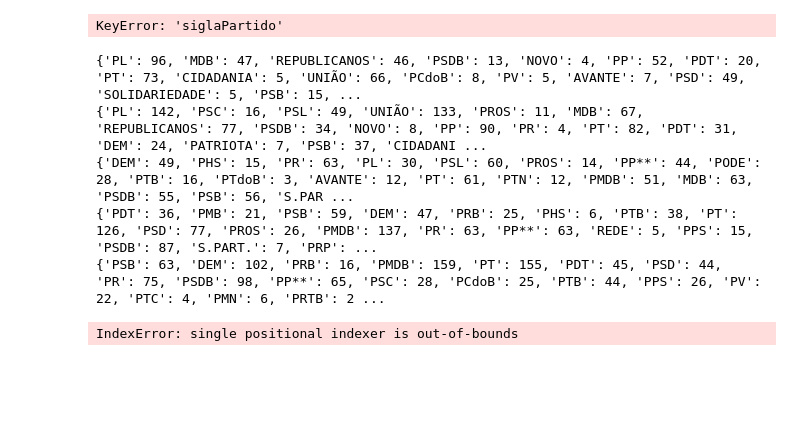
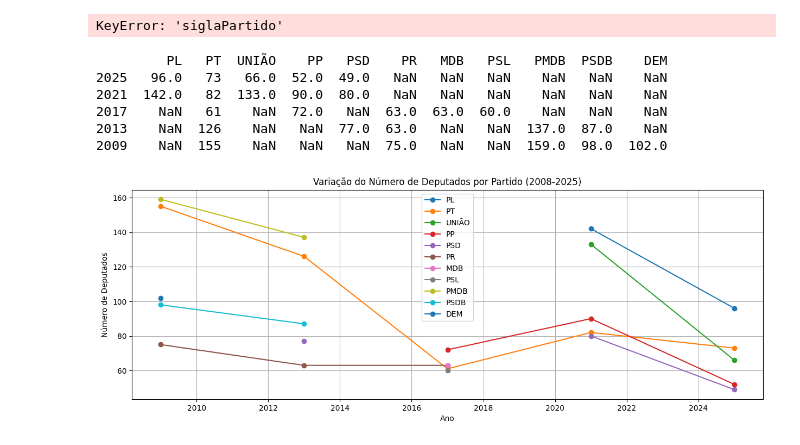
Before and after one commit to wdvictor/open-data-camara-deputados-analytics, a Jupyter notebook: main.ipynb, the cells around one changed output. Drawn from its saved outputs; the diff is of its cells as text; code cells hidden in the pictures; blank space fills up the shorter version.

```diff
--- a/main.ipynb
+++ b/main.ipynb
@@ -57,36 +57,39 @@ for year in years:
                 dado_ano[partido] +=1
         partidos_serie_historica.append(dado_ano)
 
+partidos_serie_historica_ordenado = []
 
 for partido in partidos_serie_historica:
-    print(partido)
-    partidos_serie_historica_ordenado = dict(sorted(partido.items(), key=lambda item: item[1], reverse=True)[:10])
+    partidos_ordenados = dict(sorted(partido.items(), key=lambda item: item[1], reverse=True)[:10])
+    partidos_serie_historica_ordenado.append(partidos_ordenados)
-# %% [output]
-{'PL': 96, 'MDB': 47, 'REPUBLICANOS': 46, 'PSDB': 13, 'NOVO': 4, 'PP': 52, 'PDT': 20, 'PT': 73, 'CIDADANIA': 5, 'UNIÃO': 66, 'PCdoB': 8, 'PV': 5, 'AVANTE': 7, 'PSD': 49, 'SOLIDARIEDADE': 5, 'PSB': 15, ...
-{'PL': 142, 'PSC': 16, 'PSL': 49, 'UNIÃO': 133, 'PROS': 11, 'MDB': 67, 'REPUBLICANOS': 77, 'PSDB': 34, 'NOVO': 8, 'PP': 90, 'PR': 4, 'PT': 82, 'PDT': 31, 'DEM': 24, 'PATRIOTA': 7, 'PSB': 37, 'CIDADANI ...
-{'DEM': 49, 'PHS': 15, 'PR': 63, 'PL': 30, 'PSL': 60, 'PROS': 14, 'PP**': 44, 'PODE': 28, 'PTB': 16, 'PTdoB': 3, 'AVANTE': 12, 'PT': 61, 'PTN': 12, 'PMDB': 51, 'MDB': 63, 'PSDB': 55, 'PSB': 56, 'S.PAR ...
-{'PDT': 36, 'PMB': 21, 'PSB': 59, 'DEM': 47, 'PRB': 25, 'PHS': 6, 'PTB': 38, 'PT': 126, 'PSD': 77, 'PROS': 26, 'PMDB': 137, 'PR': 63, 'PP**': 63, 'REDE': 5, 'PPS': 15, 'PSDB': 87, 'S.PART.': 7, 'PRP': ...
-{'PSB': 63, 'DEM': 102, 'PRB': 16, 'PMDB': 159, 'PT': 155, 'PDT': 45, 'PSD': 44, 'PR': 75, 'PSDB': 98, 'PP**': 65, 'PSC': 28, 'PCdoB': 25, 'PTB': 44, 'PPS': 26, 'PV': 22, 'PTC': 4, 'PMN': 6, 'PRTB': 2 ...
 # %%
-df = pd.DataFrame(partidos_serie_historica[:10], index=years)
 
 
-plt.figure(figsize=(20, 10))
+df = pd.DataFrame(partidos_serie_historica_ordenado, index=years)
+print(df.head())
+
+plt.figure(figsize=(15, 5))
 
 for partido in  df.columns:
 
     plt.plot(df.index, df[partido], marker='o', linestyle='-', label=partido)
 
 plt.xlabel("Ano")
 plt.ylabel("Número de Deputados")
 plt.title("Variação do Número de Deputados por Partido (2008-2025)")
 plt.legend()
 plt.grid(True)
 
 # Exibir o gráfico
 plt.show()
 # %% [output]
-IndexError: single positional indexer is out-of-bounds
+         PL   PT  UNIÃO    PP   PSD    PR   MDB   PSL   PMDB  PSDB    DEM
+2025   96.0   73   66.0  52.0  49.0   NaN   NaN   NaN    NaN   NaN    NaN
+2021  142.0   82  133.0  90.0  80.0   NaN   NaN   NaN    NaN   NaN    NaN
+2017    NaN   61    NaN  72.0   NaN  63.0  63.0  60.0    NaN   NaN    NaN
+2013    NaN  126    NaN   NaN  77.0  63.0   NaN   NaN  137.0  87.0    NaN
+2009    NaN  155    NaN   NaN   NaN  75.0   NaN   NaN  159.0  98.0  102.0
+[figure, added]
 # %%
 
 
```
Also changed, not shown: parts of 2 cells of this notebook.
